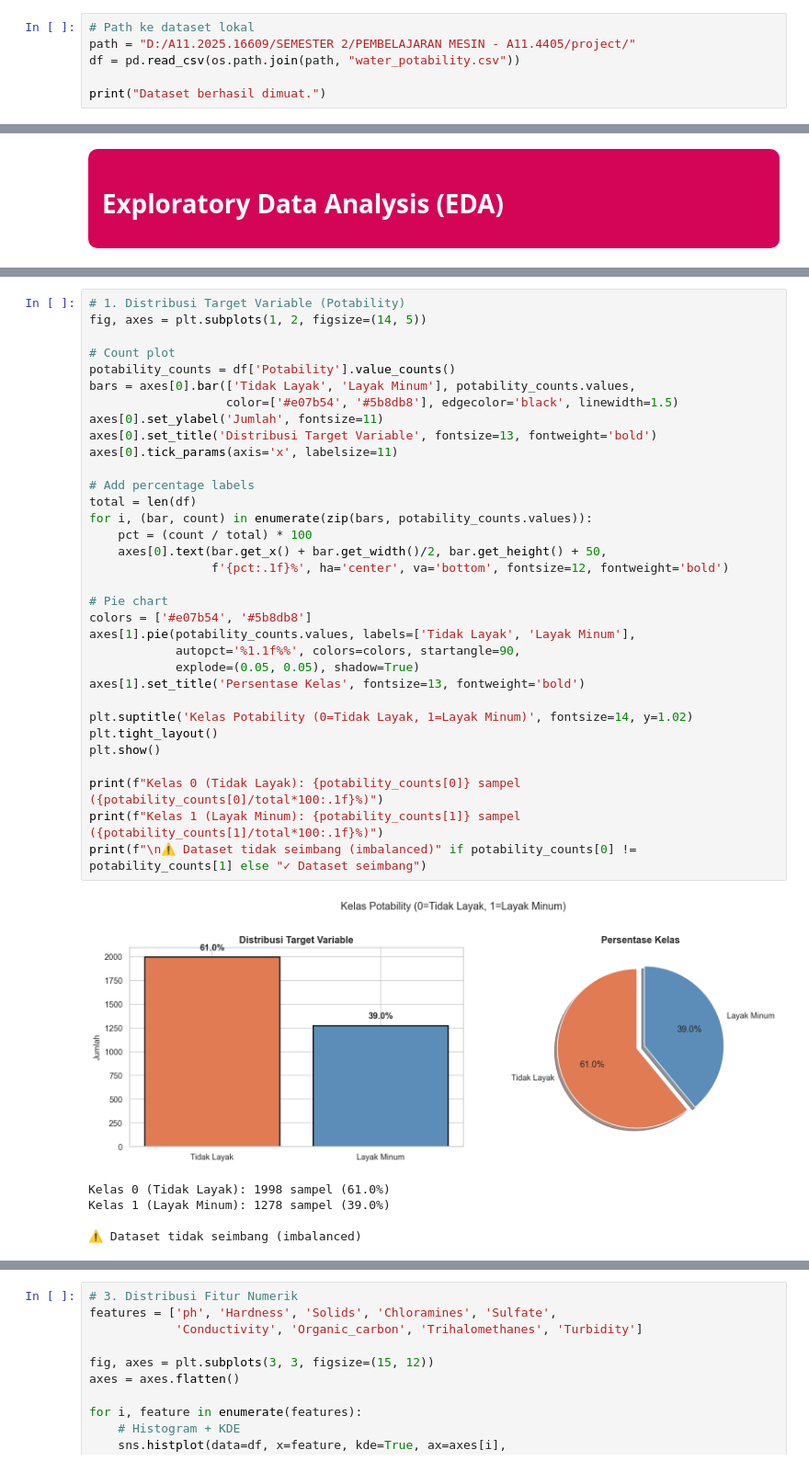
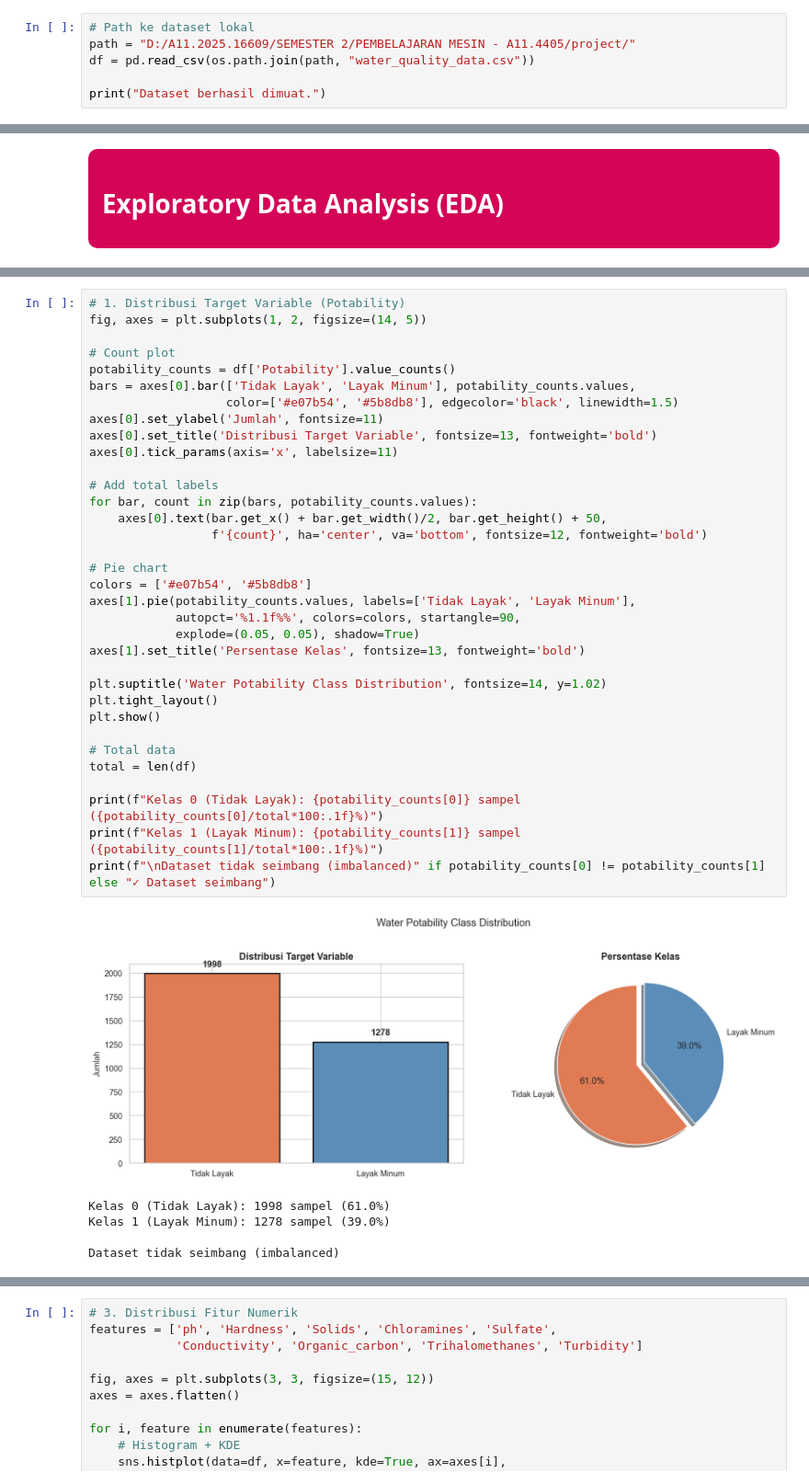
Before and after one commit to Alfaturachman/water-quality-analyst, a Jupyter notebook: code.ipynb, the cells around one changed output, grey strips where cells are left out. Shown at 92% size. Drawn from its saved outputs; the diff is of its cells as text.

```diff
--- a/code.ipynb
+++ b/code.ipynb
@@ -73,7 +73,7 @@ Lingkungan berhasil dikonfigurasi.
 # %%
 # Path ke dataset lokal
 path = "D:/A11.2025.16609/SEMESTER 2/PEMBELAJARAN MESIN - A11.4405/project/"
-df = pd.read_csv(os.path.join(path, "water_potability.csv"))
+df = pd.read_csv(os.path.join(path, "water_quality_data.csv"))
 
 print("Dataset berhasil dimuat.")
 # %% [output]
@@ -164,42 +161,43 @@ Visualisasi ini penting untuk:
 # %%
 # 1. Distribusi Target Variable (Potability)
 fig, axes = plt.subplots(1, 2, figsize=(14, 5))
 
 # Count plot
 potability_counts = df['Potability'].value_counts()
 bars = axes[0].bar(['Tidak Layak', 'Layak Minum'], potability_counts.values,
                    color=['#e07b54', '#5b8db8'], edgecolor='black', linewidth=1.5)
 axes[0].set_ylabel('Jumlah', fontsize=11)
 axes[0].set_title('Distribusi Target Variable', fontsize=13, fontweight='bold')
 axes[0].tick_params(axis='x', labelsize=11)
 
-# Add percentage labels
-total = len(df)
-for i, (bar, count) in enumerate(zip(bars, potability_counts.values)):
-    pct = (count / total) * 100
+# Add total labels
+for bar, count in zip(bars, potability_counts.values):
     axes[0].text(bar.get_x() + bar.get_width()/2, bar.get_height() + 50,
-                 f'{pct:.1f}%', ha='center', va='bottom', fontsize=12, fontweight='bold')
+                 f'{count}', ha='center', va='bottom', fontsize=12, fontweight='bold')
 
 # Pie chart
 colors = ['#e07b54', '#5b8db8']
 axes[1].pie(potability_counts.values, labels=['Tidak Layak', 'Layak Minum'],
             autopct='%1.1f%%', colors=colors, startangle=90,
             explode=(0.05, 0.05), shadow=True)
 axes[1].set_title('Persentase Kelas', fontsize=13, fontweight='bold')
 
-plt.suptitle('Kelas Potability (0=Tidak Layak, 1=Layak Minum)', fontsize=14, y=1.02)
+plt.suptitle('Water Potability Class Distribution', fontsize=14, y=1.02)
 plt.tight_layout()
 plt.show()
 
+# Total data
+total = len(df)
+
 print(f"Kelas 0 (Tidak Layak): {potability_counts[0]} sampel ({potability_counts[0]/total*100:.1f}%)")
 print(f"Kelas 1 (Layak Minum): {potability_counts[1]} sampel ({potability_counts[1]/total*100:.1f}%)")
-print(f"\n⚠️ Dataset tidak seimbang (imbalanced)" if potability_counts[0] != potability_counts[1] else "✓ Dataset seimbang")
+print(f"\nDataset tidak seimbang (imbalanced)" if potability_counts[0] != potability_counts[1] else "✓ Dataset seimbang")
 # %% [output]
-[figure, old version]
+[figure, new version]
 Kelas 0 (Tidak Layak): 1998 sampel (61.0%)
 Kelas 1 (Layak Minum): 1278 sampel (39.0%)
 
-⚠️ Dataset tidak seimbang (imbalanced)
+Dataset tidak seimbang (imbalanced)
 # %% [markdown]
 ### 2. Visualisasi Missing Values
 
```
Also changed, not shown: parts of 11 cells of this notebook, 1 other file.
